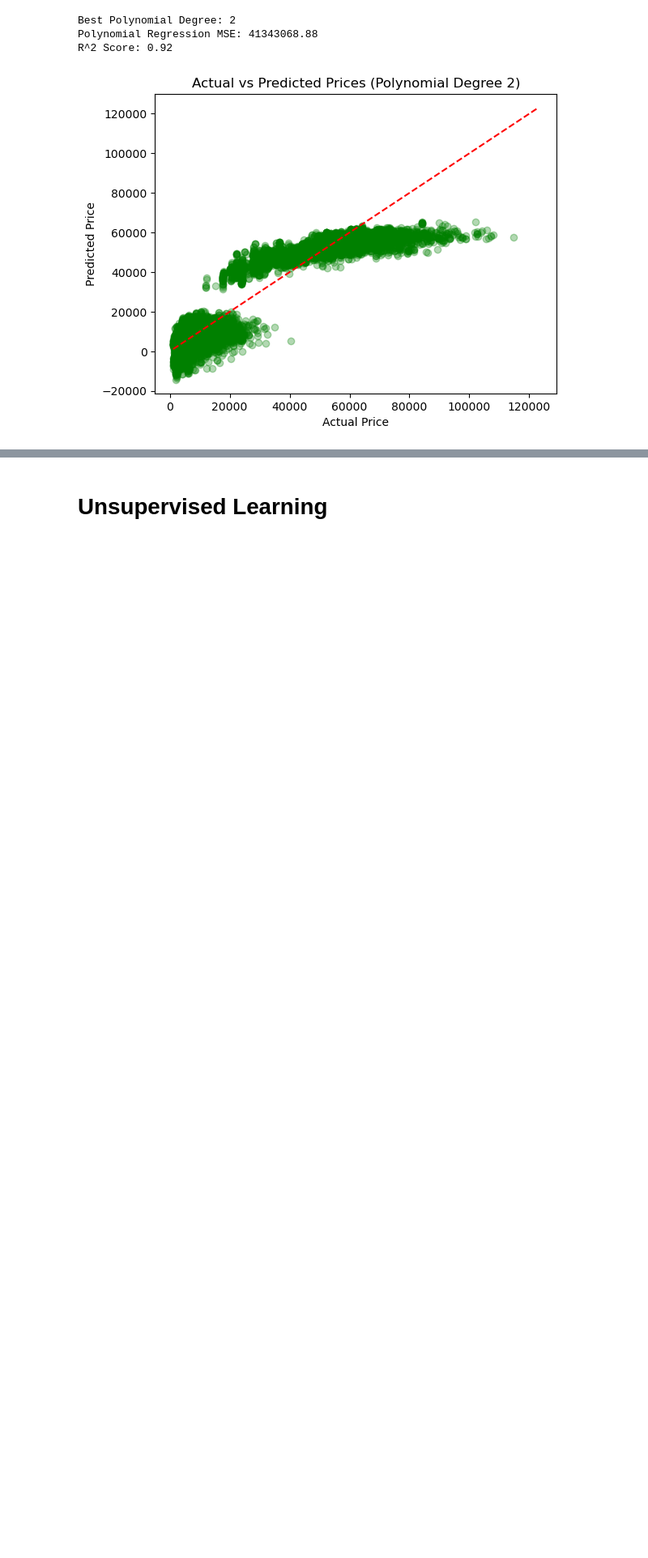
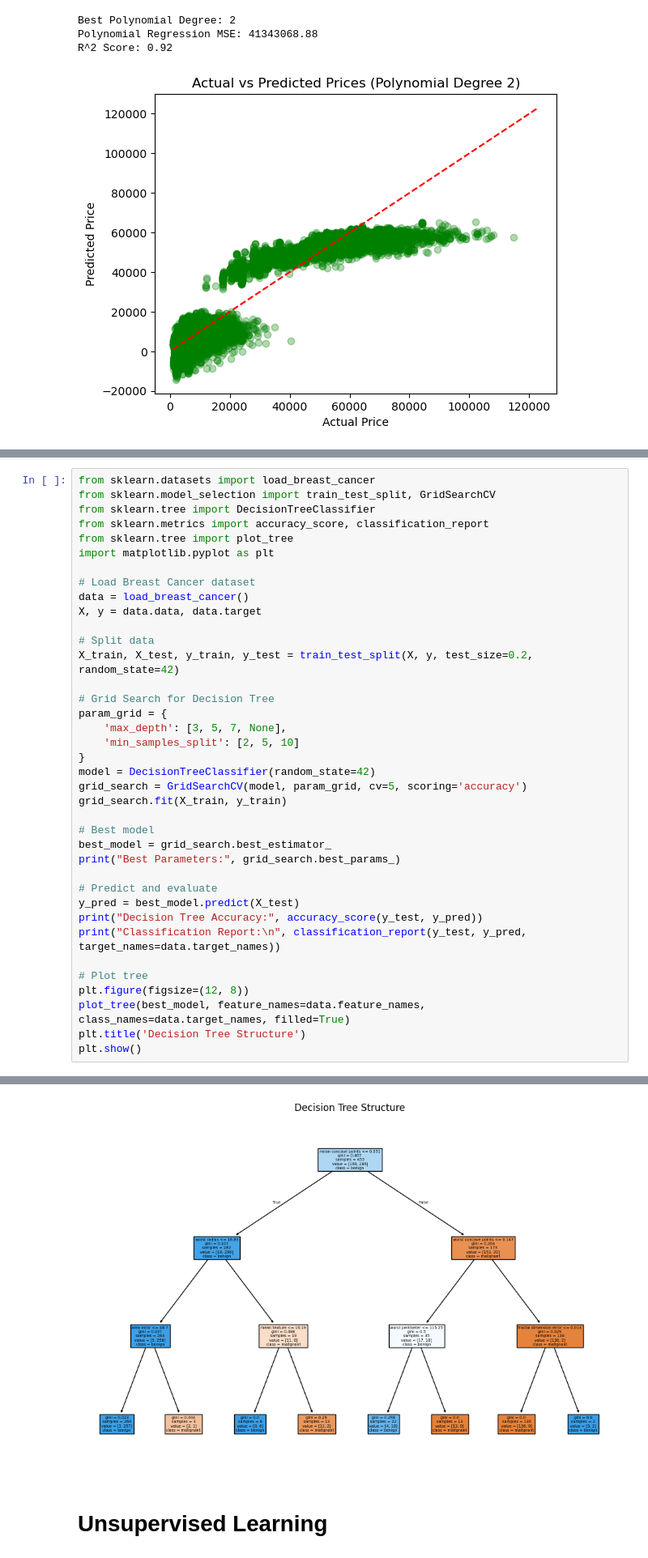
Before and after one commit to wikm360/kariz, a Jupyter notebook: Machine Learnning/notebooks/codes.ipynb, the cells around one changed output, grey strips where cells are left out. Shown at 81% size. Saved outputs shown, nothing was run; the diff lists cells and outputs as text; blank space fills up the shorter version.

```diff
--- a/Machine Learnning/notebooks/codes.ipynb
+++ b/Machine Learnning/notebooks/codes.ipynb
@@ -205,0 +233,39 @@ weighted avg       0.99      0.99      0.99       114
+# %%
+from sklearn.datasets import load_breast_cancer
+from sklearn.model_selection import train_test_split, GridSearchCV
+from sklearn.tree import DecisionTreeClassifier
+from sklearn.metrics import accuracy_score, classification_report
+from sklearn.tree import plot_tree
+import matplotlib.pyplot as plt
+
+# Load Breast Cancer dataset
+data = load_breast_cancer()
+X, y = data.data, data.target
+
+# Split data
+X_train, X_test, y_train, y_test = train_test_split(X, y, test_size=0.2, random_state=42)
+
+# Grid Search for Decision Tree
+param_grid = {
+    'max_depth': [3, 5, 7, None],
+    'min_samples_split': [2, 5, 10]
+}
+model = DecisionTreeClassifier(random_state=42)
+grid_search = GridSearchCV(model, param_grid, cv=5, scoring='accuracy')
+grid_search.fit(X_train, y_train)
+
+# Best model
+best_model = grid_search.best_estimator_
+print("Best Parameters:", grid_search.best_params_)
+
+# Predict and evaluate
+y_pred = best_model.predict(X_test)
+print("Decision Tree Accuracy:", accuracy_score(y_test, y_pred))
+print("Classification Report:\n", classification_report(y_test, y_pred, target_names=data.target_names))
+
+# Plot tree
+plt.figure(figsize=(12, 8))
+plot_tree(best_model, feature_names=data.feature_names, class_names=data.target_names, filled=True)
+plt.title('Decision Tree Structure')
+plt.show()
+# %% [output]
@@ -206,3 +283,4 @@ weighted avg       0.99      0.99      0.99       114
+[figure, added]
 # %% [markdown]
 # Unsupervised Learning
 # %% [markdown]
```
Also changed, not shown: parts of 3 cells of this notebook.
